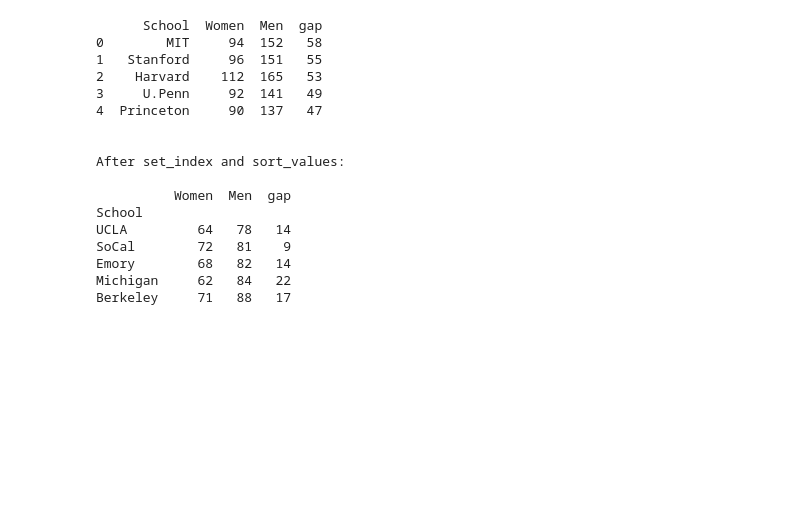
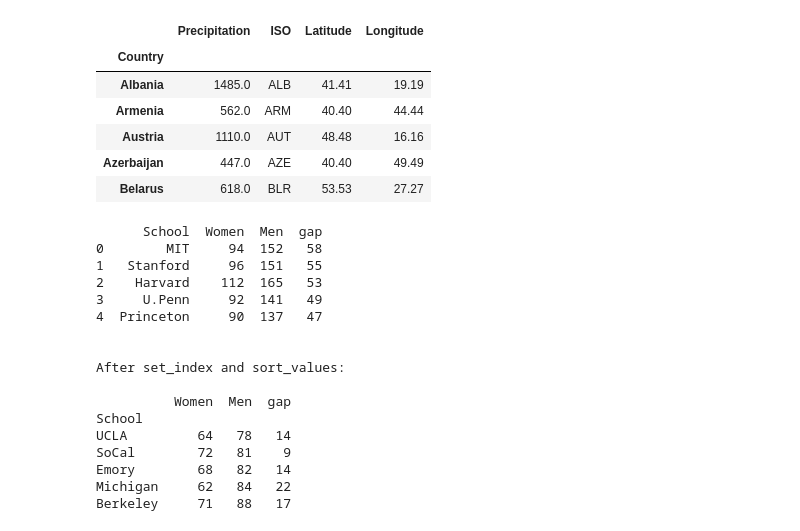
Before and after one commit to DaveBackus/Data_Bootcamp, a Jupyter notebook: Code/IPython/bootcamp_plotly.ipynb, the cells around one changed output. Saved outputs shown, nothing was run; the diff lists cells and outputs as text; code cells hidden in the pictures; blank space fills up the shorter version.

```diff
--- a/Code/IPython/bootcamp_plotly.ipynb
+++ b/Code/IPython/bootcamp_plotly.ipynb
@@ -90,0 +115,9 @@ voters.head()
+# %%
+# dataframe of country names and iso codes
+url = "http://unstats.un.org/unsd/methods/m49/m49alpha.htm"
+iso = pd.read_html(url, attrs={"border": "0", "cellpadding": "2"}, header=0)[0]
+iso = iso.rename(columns={"ISO ALPHA-3 code": "ISO",
+                          "Country or area name": "Country"})
+iso = iso.drop("Numerical  code", axis=1)
+iso = iso.set_index("Country")
+iso.head()
@@ -90,0 +132,22 @@ voters.head()
+# %%
+# get data from worldbank
+europe = ["Albania",  "Andorra",  "Armenia",  "Austria",  "Azerbaijan",  "Belarus",
+          "Belgium",  "Bosnia and Herzegovina",  "Bulgaria",  "Croatia",  "Cyprus",
+          "Czech Republic",  "Denmark",  "Estonia",  "Finland",  "France",  "Georgia",
+          "Germany",  "Greece",  "Hungary",  "Iceland",  "Ireland",  "Italy",
+          "Kazakhstan",  "Kosovo",  "Latvia",  "Liechtenstein",  "Lithuania",
+          "Luxembourg",  "Macedonia",  "Malta",  "Moldova",  "Monaco",  "Montenegro",
+          "Netherlands",  "Norway",  "Poland",  "Portugal",  "Romania",  "Russia",
+          "San Marino",  "Serbia",  "Slovakia",  "Slovenia",  "Spain",  "Sweden",
+          "Switzerland",  "Turkey",  "Ukraine",  "United Kingdom",  "Vatican City"]
+
+iso_europe = iso[iso.index.isin(europe)]
+rain = wb.download(country=iso_europe["ISO"], indicator=["AG.LND.PRCP.MM"],
+                   start=2014, end=2014)
+rain = rain.reset_index(level="year", drop=True)
+rain.index.name = "Country"
+
+# some countries didn't have data. Drop them now
+rain = rain.dropna()
+rain.columns = ["Precipitation"]
+rain.head()
@@ -91 +162,14 @@ voters.head()
+# %%
+# now we will merge in iso codes and latitidue/longitude data
+rain = rain.merge(iso, left_index=True, right_index=True)
+rain = rain.merge(lat_lon, left_index=True, right_index=True)
+rain.head()
+# %% [output]
+|  | Precipitation | ISO | Latitude | Longitude |
+| Country |  |  |  |  |
+| Albania | 1485.0 | ALB | 41.41 | 19.19 |
+| Armenia | 562.0 | ARM | 40.40 | 44.44 |
+| Austria | 1110.0 | AUT | 48.48 | 16.16 |
+| Azerbaijan | 447.0 | AZE | 40.40 | 49.49 |
+| Belarus | 618.0 | BLR | 53.53 | 27.27 |
 # %%
```
Also changed, not shown: parts of 36 cells of this notebook.
